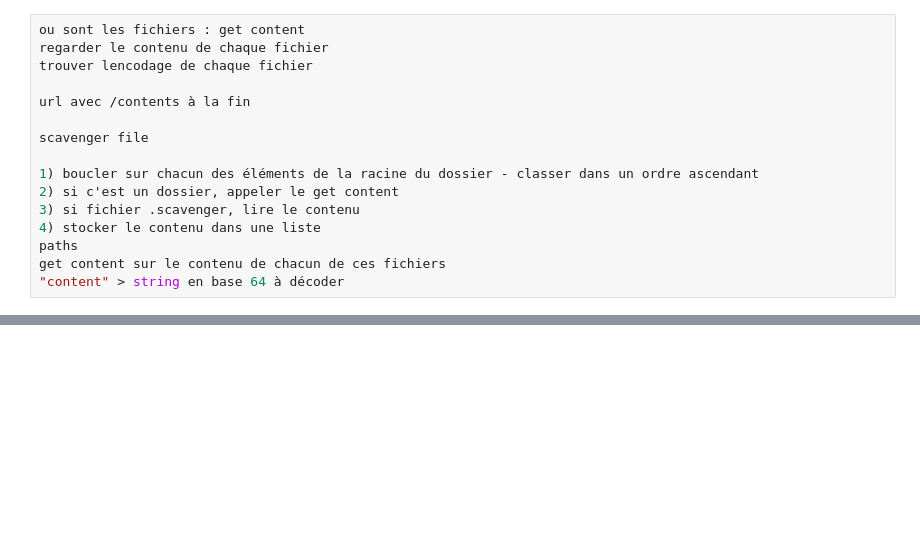
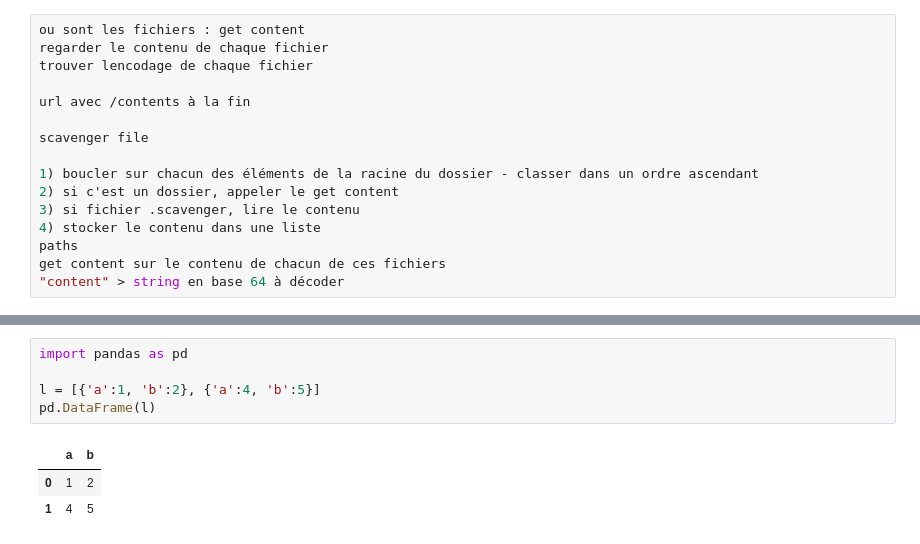
Before and after one commit to Laura-Foulon/data-labs, a Jupyter notebook: module-1/lab-api-scavenger-game/your-code/Challenge Scavenger Game.ipynb, the cells around one changed output, grey strips where cells are left out. Cells and saved outputs as stored; diff of their text form; blank space fills up the shorter version.

```diff
--- a/module-1/lab-api-scavenger-game/your-code/Challenge Scavenger Game.ipynb
+++ b/module-1/lab-api-scavenger-game/your-code/Challenge Scavenger Game.ipynb
@@ -230,0 +248,9 @@ get content sur le contenu de chacun de ces fichiers
+# %%
+import pandas as pd
+
+l = [{'a':1, 'b':2}, {'a':4, 'b':5}]
+pd.DataFrame(l)
+# %% [output]
+|  | a | b |
+| 0 | 1 | 2 |
+| 1 | 4 | 5 |
```
Also changed, not shown: parts of 1 cell of this notebook, 8 other files.
